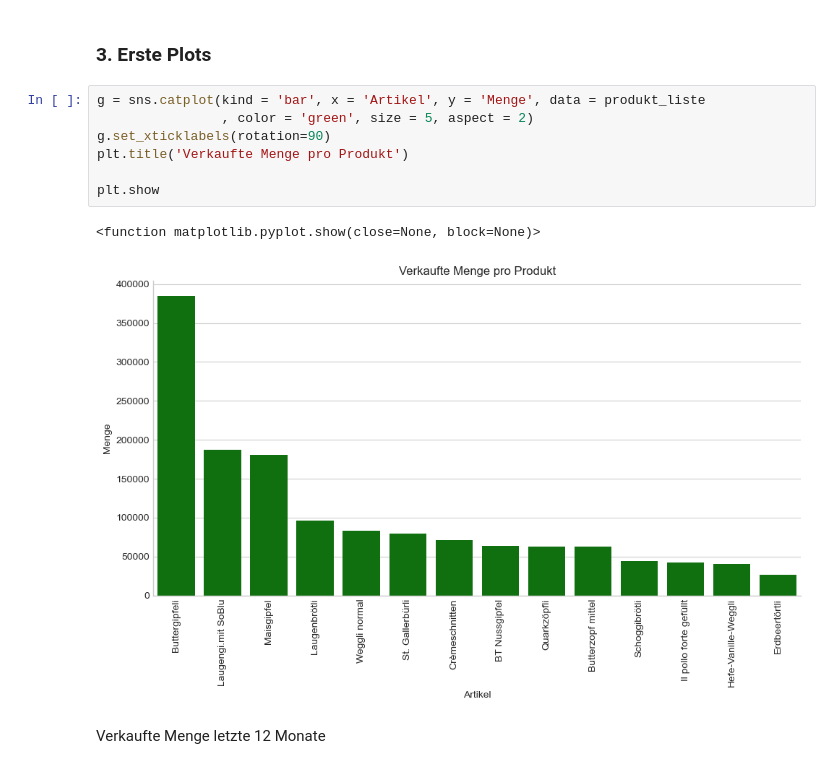
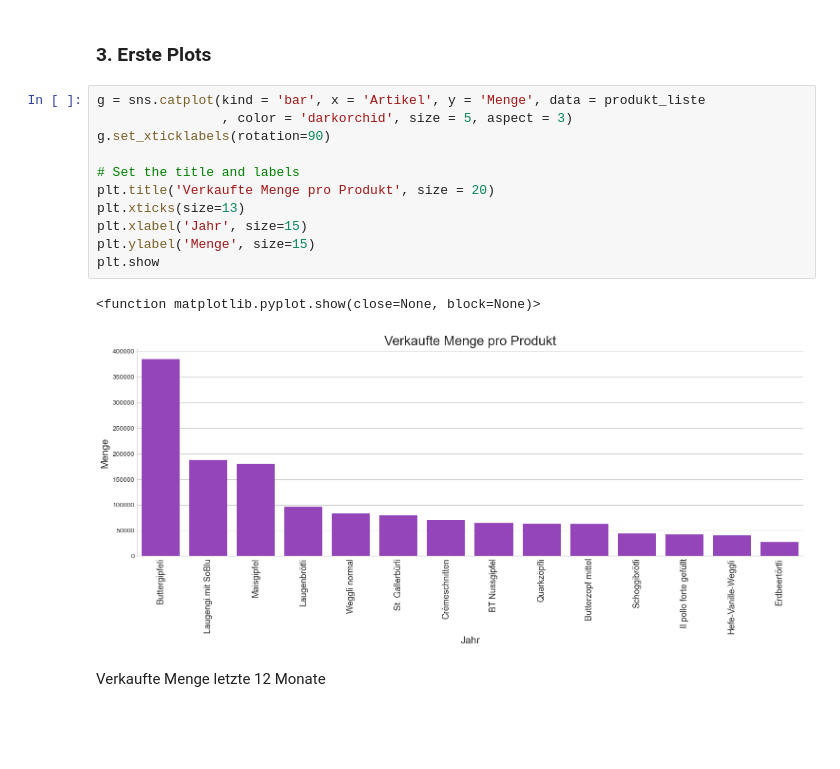
Before and after one commit to mrtz-wssl/KI_in_KMU, a Jupyter notebook: KI_in_KMU_Main.ipynb, the cells around one changed output. Cells and saved outputs as stored; diff of their text form; blank space fills up the shorter version.

```diff
--- a/KI_in_KMU_Main.ipynb
+++ b/KI_in_KMU_Main.ipynb
@@ -285,14 +285,18 @@ data.head()
 ### 3. Erste Plots ###
 # %%
 g = sns.catplot(kind = 'bar', x = 'Artikel', y = 'Menge', data = produkt_liste
-                , color = 'green', size = 5, aspect = 2)
+                , color = 'darkorchid', size = 5, aspect = 3)
 g.set_xticklabels(rotation=90)
-plt.title('Verkaufte Menge pro Produkt')
 
+# Set the title and labels
+plt.title('Verkaufte Menge pro Produkt', size = 20)
+plt.xticks(size=13)
+plt.xlabel('Jahr', size=15)
+plt.ylabel('Menge', size=15)
 plt.show
 # %% [output]
 <function matplotlib.pyplot.show(close=None, block=None)>
-[figure, old version]
+[figure, new version]
 # %% [markdown]
 Verkaufte Menge letzte 12 Monate
 # %%
```
Also changed, not shown: parts of 6 cells of this notebook, 2 other files.
